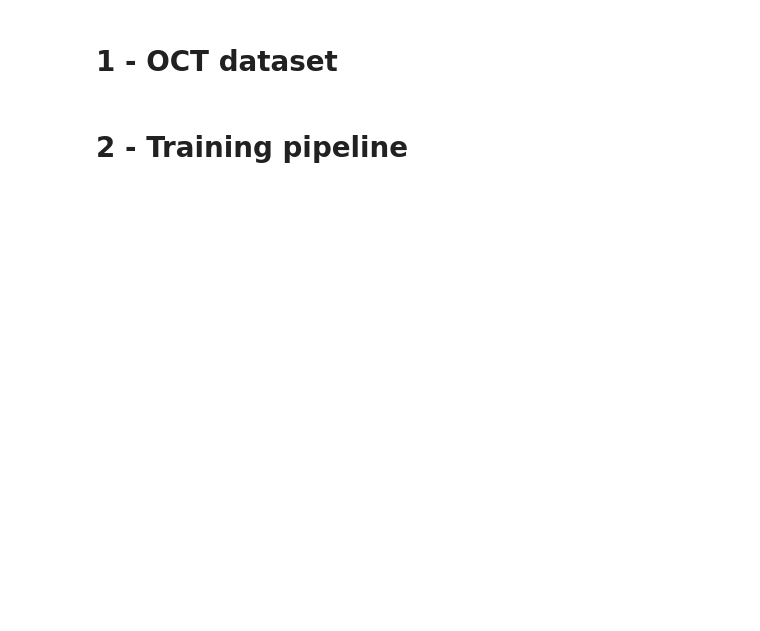
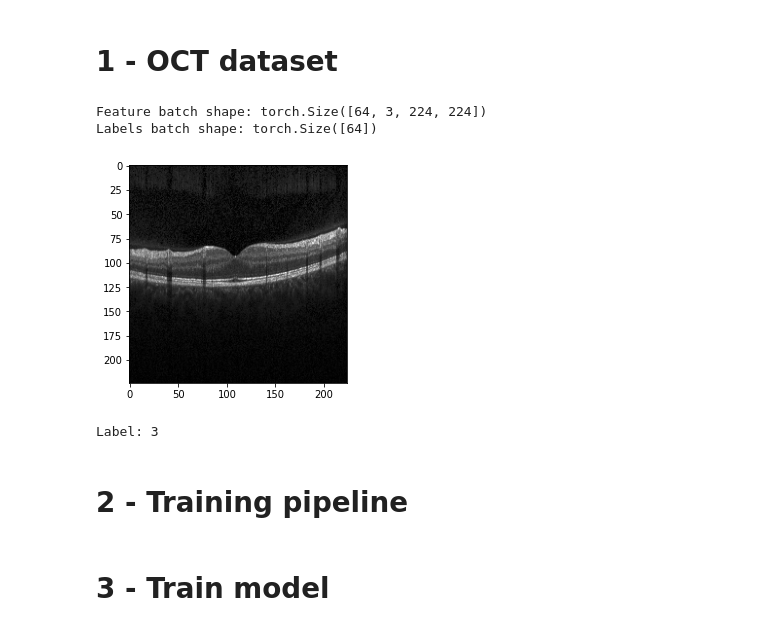
Before and after one commit to hedrergudene/SCViT, a Jupyter notebook: deep_vit_macula.ipynb, the cells around one changed output. Saved outputs shown, nothing was run; the diff lists cells and outputs as text; code cells hidden in the pictures; blank space fills up the shorter version.

```diff
--- a/deep_vit_macula.ipynb
+++ b/deep_vit_macula.ipynb
@@ -42,7 +38,7 @@ programa o archivo por lotes ejecutable.
 # %%
 # Parameters
 device = torch.cuda.current_device() if torch.cuda.is_available() else torch.device('cpu')
-batch_size = 128
+batch_size = 64
 input_size = (224,224)
 mean = [.456,.456,.456]
 std = [.224,.224,.224]
@@ -50,13 +46,13 @@ std = [.224,.224,.224]
 # Load Dataset and Transform
 train_transform = torchvision.transforms.Compose([
     torchvision.transforms.ToTensor(),
-    torchvision.transforms.RandomResizedCrop(input_size),
+    torchvision.transforms.Resize(input_size),
     torchvision.transforms.Normalize((mean), (std))
 ])
 
 val_transform = torchvision.transforms.Compose([
     torchvision.transforms.ToTensor(),
-    torchvision.transforms.CenterCrop(input_size),
+    torchvision.transforms.Resize(input_size),
     torchvision.transforms.Normalize((mean), (std))
 ])
 
@@ -67,9 +63,9 @@ test_transform = torchvision.transforms.Compose([
 ])
 
 image_dataset = {
-    'train': torchvision.datasets.ImageFolder(os.getcwd() + '/train', train_transform),
-    'val': torchvision.datasets.ImageFolder(os.getcwd() + '/val', val_transform),
-    'test': torchvision.datasets.ImageFolder(os.getcwd() + '/test', test_transform)
+    'train': torchvision.datasets.ImageFolder(os.getcwd() + "\\input\\OCT2017\\train", train_transform),
+    'val': torchvision.datasets.ImageFolder(os.getcwd() + "\\input\\OCT2017\\val", val_transform),
+    'test': torchvision.datasets.ImageFolder(os.getcwd() + "\\input\\OCT2017\\test", test_transform)
 }
 
 data_loader = {
@@ -77,6 +73,26 @@ data_loader = {
                                     shuffle=True, num_workers=4)
     for x in ['train', 'val', 'test']
 }
+
+# Identifications
+label2idx = {key:value for key,value in zip(image_dataset['train'].classes,range(len(image_dataset['train'].classes)))}
+idx2label = {v:k for k,v in label2idx.items()}
+dataset_sizes = {tag:len(data_loader[tag].dataset) for tag in ['train','val','test']}
+# %%
+# Display image and label.
+train_features, train_labels = next(iter(data_loader['train']))
+print(f"Feature batch shape: {train_features.size()}")
+print(f"Labels batch shape: {train_labels.size()}")
+img = train_features[0].squeeze()
+label = train_labels[0]
+plt.imshow(((img.permute(1,2,0).numpy()*std+mean)*255).astype('uint8'), cmap="gray")
+plt.show()
+print(f"Label: {label}")
+# %% [output]
+Feature batch shape: torch.Size([64, 3, 224, 224])
+Labels batch shape: torch.Size([64])
+[figure, added]
+Label: 3
 # %% [markdown]
 # 2 - Training pipeline
 # %%
@@ -173,3 +189,5 @@ def visualize_model(model, num_images=6):
                     model.train(mode=was_training)
                     return
         model.train(mode=was_training)
+# %% [markdown]
+# 3 - Train model
```
Also changed, not shown: parts of 5 cells of this notebook.
